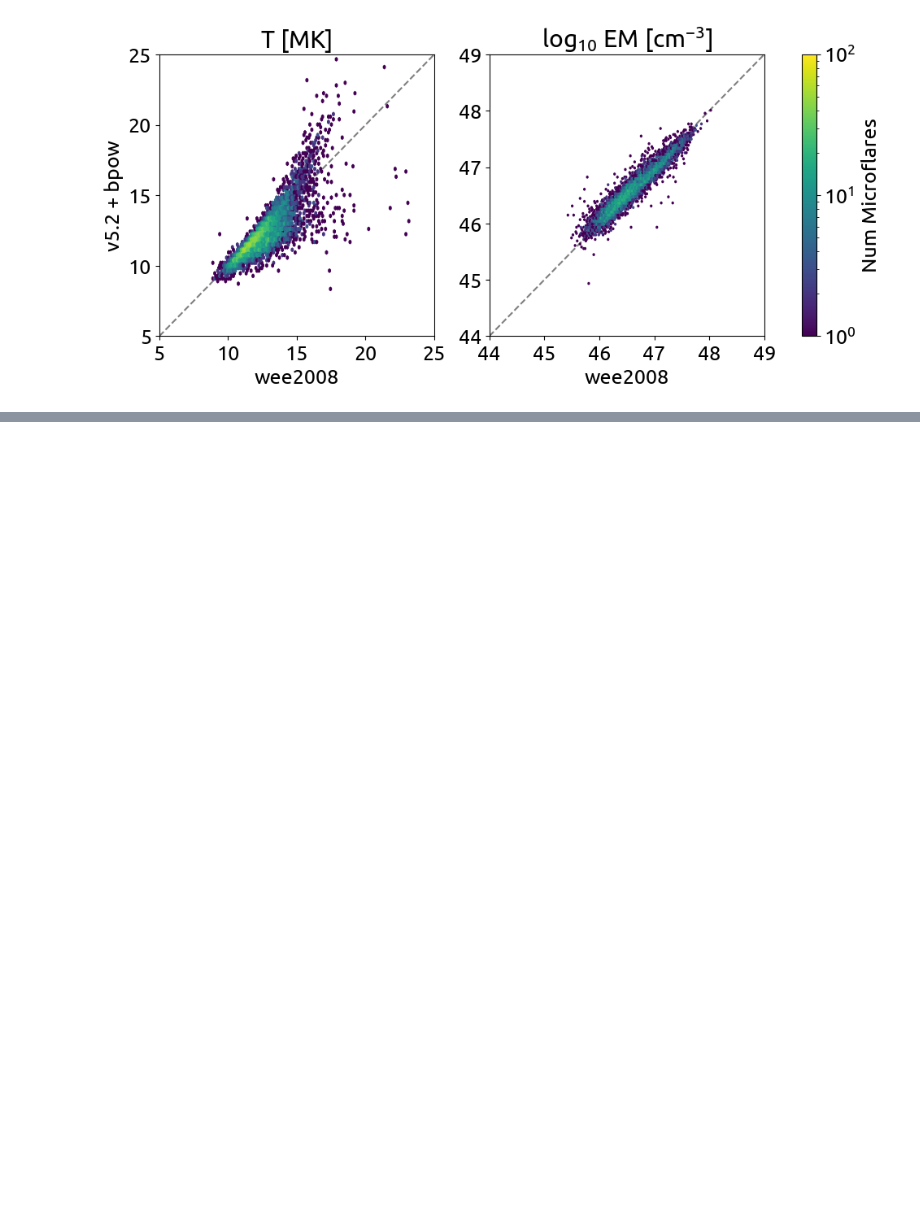
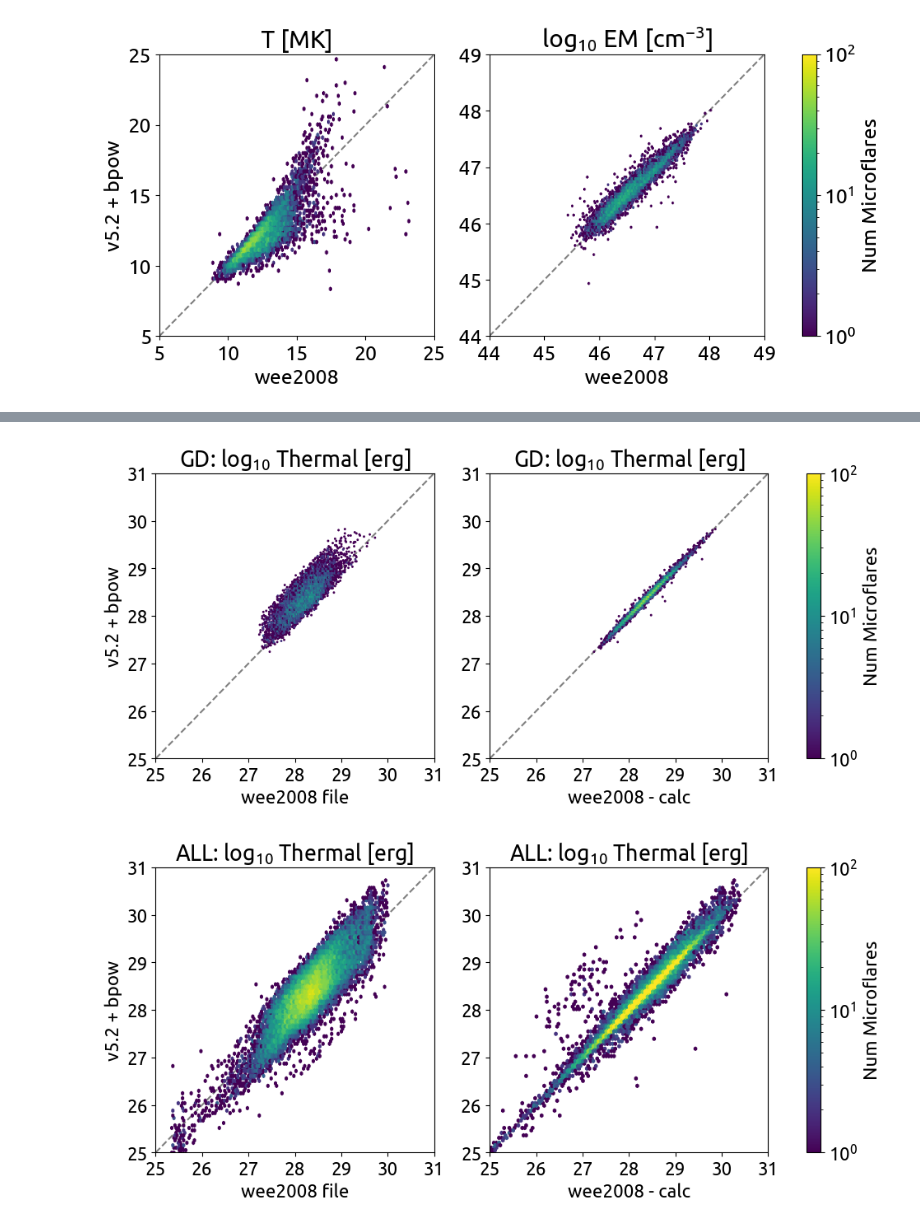
Before and after one commit to ianan/wee_2024, a Jupyter notebook: compare_freqdist.ipynb, the cells around one changed output, grey strips where cells are left out. Saved outputs shown, nothing was run; the diff lists cells and outputs as text; code cells hidden in the pictures; blank space fills up the shorter version.

```diff
--- a/compare_freqdist.ipynb
+++ b/compare_freqdist.ipynb
@@ -136,3 +144,52 @@ fhth_b05=hth_b05/(ewidt*factor)
 
 hnt_b05, xat=np.histogram(np.log10(wn_b05[idgsgdth]),bins=nbs,range=(mina,maxa))
 fhnt_b05=hnt_b05/(ewidt*factor)
+# %%
+# Plot comparison of all the parameters
+gs=100
+vmax=100
+engr=[25,31]
+fig,axs=plt.subplots(1,2,figsize=(12,4.5))
+hex07=axs[0].hexbin(np.log10(wt[idgsgdth]),np.log10(wt_b05[idgsgdth]),\
+                    gridsize=gs,cmap='viridis',norm=matplotlib.colors.LogNorm(vmin=1, vmax=vmax))
+axs[0].set_title('GD: log$_{10}$ Thermal [erg]')
+axs[0].set_xlim(engr)
+axs[0].set_ylim(engr)
+axs[0].set_xlabel('wee2008 file')
+axs[0].set_ylabel('v5.2 + bpow')
+axs[0].plot(engr,engr,'--',color='grey',zorder=0)
+axs[0].locator_params(axis='both',nbins=6)
+hex09=axs[1].hexbin(np.log10(wtv[idgsgdth]),np.log10(wt_b05[idgsgdth]),\
+                    gridsize=gs,cmap='viridis',norm=matplotlib.colors.LogNorm(vmin=1, vmax=vmax))
+axs[1].set_title('GD: log$_{10}$ Thermal [erg]')
+axs[1].set_xlim(engr)
+axs[1].set_ylim(engr)
+axs[1].set_xlabel('wee2008 - calc')
+axs[1].plot(engr,engr,'--',color='grey',zorder=0)
+axs[1].locator_params(axis='both',nbins=7)
+fig.colorbar(hex09, ax=axs.ravel().tolist(),label='Num Microflares')
+plt.show()
+
+fig,axs=plt.subplots(1,2,figsize=(12,4.5))
+hex07=axs[0].hexbin(np.log10(wt),np.log10(wt_b05),\
+                    gridsize=gs,cmap='viridis',norm=matplotlib.colors.LogNorm(vmin=1, vmax=vmax))
+axs[0].set_title('ALL: log$_{10}$ Thermal [erg]')
+axs[0].set_xlim(engr)
+axs[0].set_ylim(engr)
+axs[0].set_xlabel('wee2008 file')
+axs[0].set_ylabel('v5.2 + bpow')
+axs[0].plot(engr,engr,'--',color='grey',zorder=0)
+axs[0].locator_params(axis='both',nbins=6)
+hex09=axs[1].hexbin(np.log10(wtv),np.log10(wt_b05),\
+                    gridsize=gs,cmap='viridis',norm=matplotlib.colors.LogNorm(vmin=1, vmax=vmax))
+axs[1].set_title('ALL: log$_{10}$ Thermal [erg]')
+axs[1].set_xlim(engr)
+axs[1].set_ylim(engr)
+axs[1].set_xlabel('wee2008 - calc')
+axs[1].plot(engr,engr,'--',color='grey',zorder=0)
+axs[1].locator_params(axis='both',nbins=7)
+fig.colorbar(hex09, ax=axs.ravel().tolist(),label='Num Microflares')
+plt.show()
+# %% [output]
+[figure, added]
+[figure, added]
```
Also changed, not shown: parts of 7 cells of this notebook, 7 other files.
